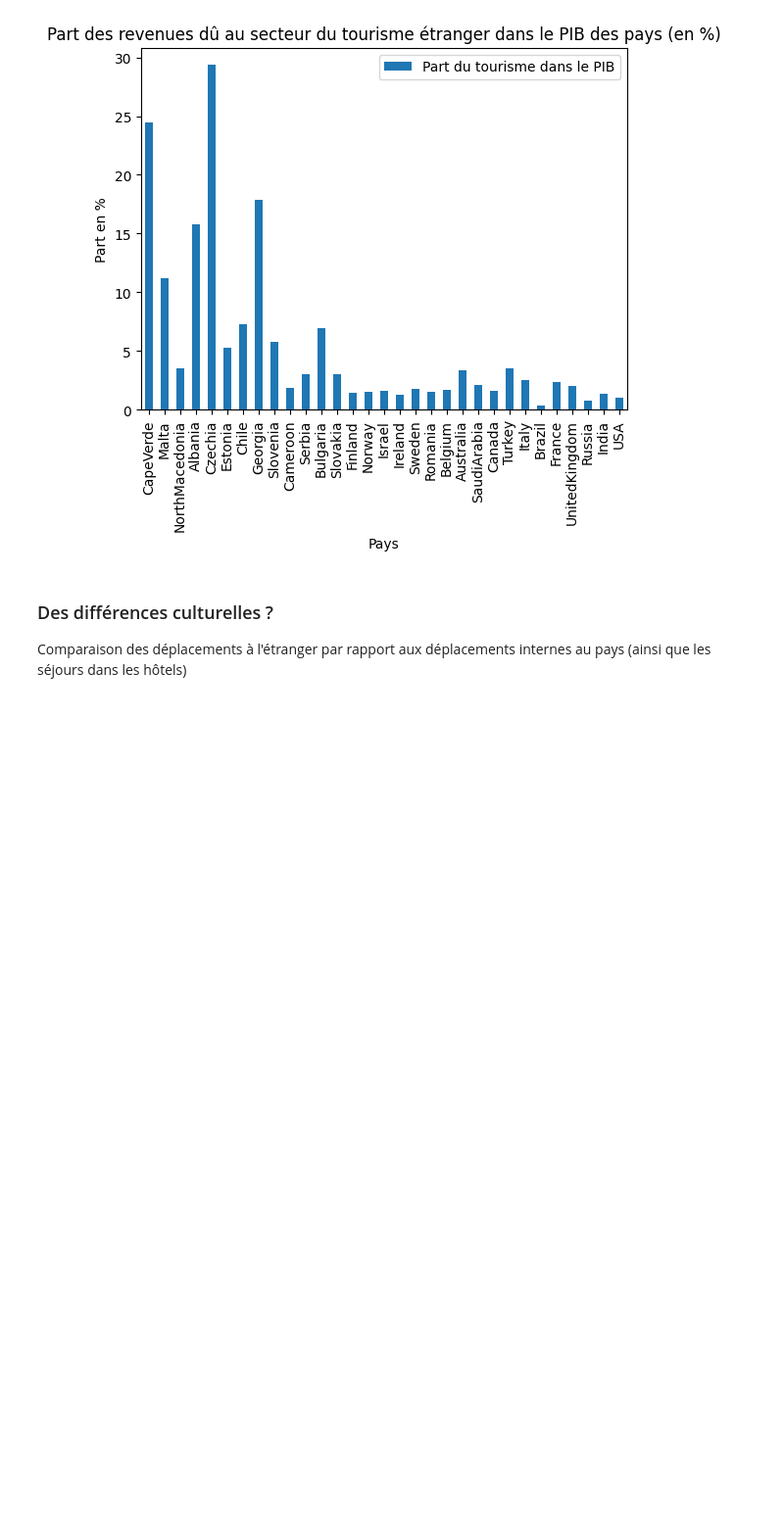
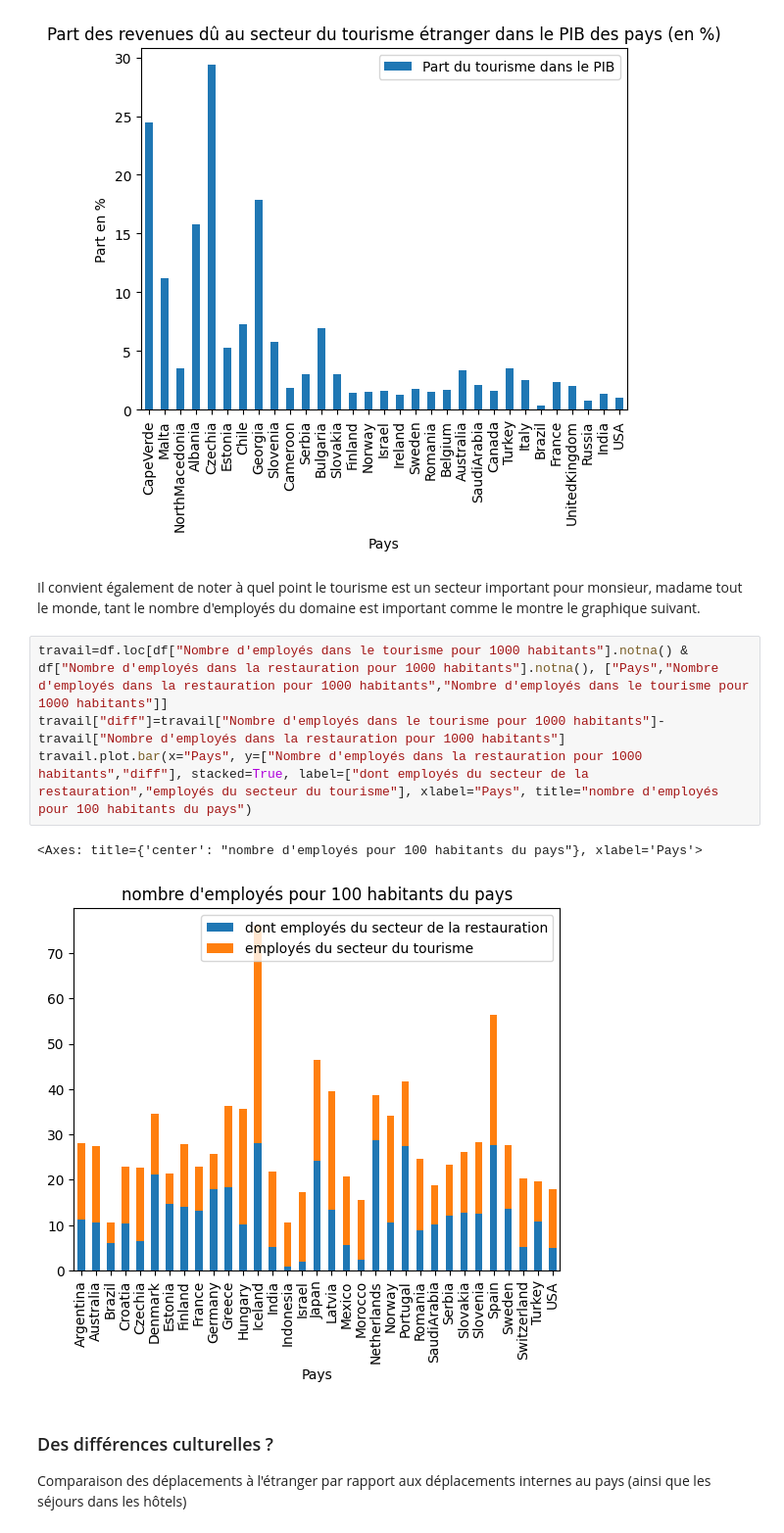
Before and after one commit to BONNET-Quentin/Projet-info, a Jupyter notebook: Projet.ipynb, the cells around one changed output. Shown at 98% size. Cells and saved outputs as stored; diff of their text form; blank space fills up the shorter version.

```diff
--- a/Projet.ipynb
+++ b/Projet.ipynb
@@ -106,6 +106,15 @@ graph2.set(title="Part des revenues dû au secteur du tourisme étranger dans le
 plt.show()
 # %% [output]
 [figure]
+# %% [markdown]
+Il convient également de noter à quel point le tourisme est un secteur important pour monsieur, madame tout le monde, tant le nombre d'employés du domaine est important comme le montre le graphique suivant.
+# %%
+travail=df.loc[df["Nombre d'employés dans le tourisme pour 1000 habitants"].notna() & df["Nombre d'employés dans la restauration pour 1000 habitants"].notna(), ["Pays","Nombre d'employés dans la restauration pour 1000 habitants","Nombre d'employés dans le tourisme pour 1000 habitants"]]
+travail["diff"]=travail["Nombre d'employés dans le tourisme pour 1000 habitants"]-travail["Nombre d'employés dans la restauration pour 1000 habitants"]
+travail.plot.bar(x="Pays", y=["Nombre d'employés dans la restauration pour 1000 habitants","diff"], stacked=True, label=["dont employés du secteur de la restauration","employés du secteur du tourisme"], xlabel="Pays", title="nombre d'employés pour 100 habitants du pays")
+# %% [output]
+<Axes: title={'center': "nombre d'employés pour 100 habitants du pays"}, xlabel='Pays'>
+[figure, added]
 # %% [markdown]
 ### Des différences culturelles ?
 
```
